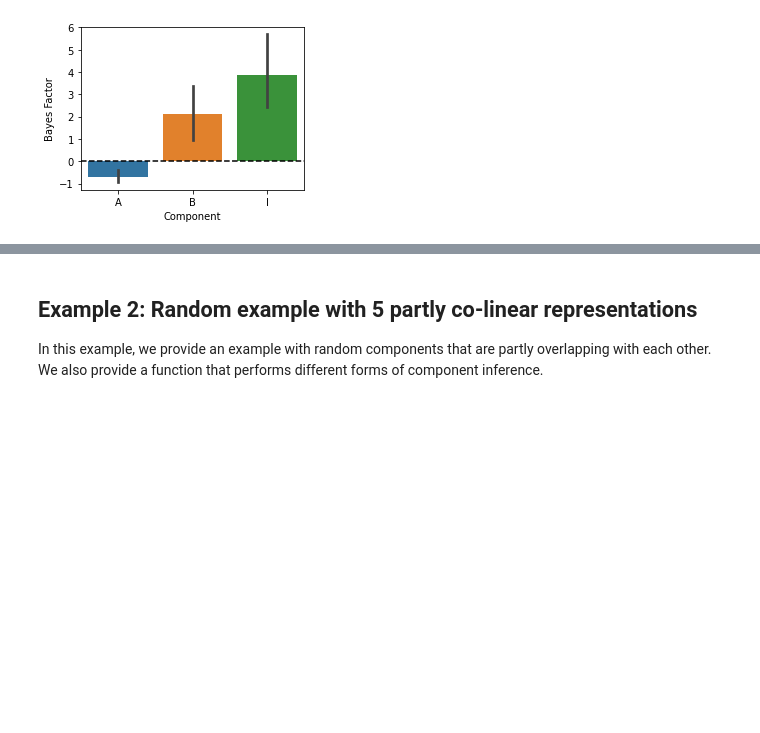
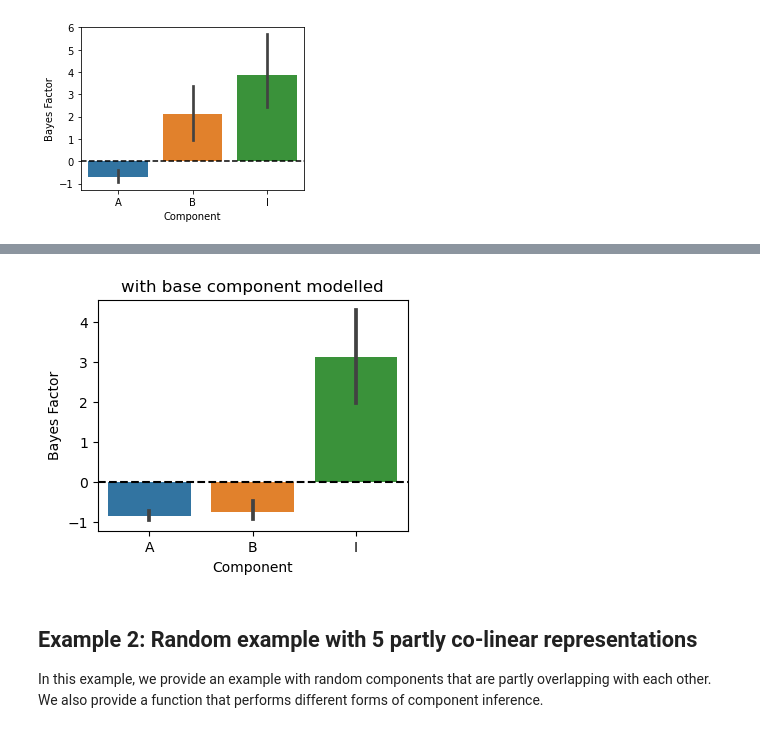
Before and after one commit to DiedrichsenLab/PcmPy, a Jupyter notebook: docs/demos/demo_modelfamily.ipynb, the cells around one changed output, grey strips where cells are left out. Cells and saved outputs as stored; diff of their text form; code cells hidden in the pictures; blank space fills up the shorter version.

```diff
--- a/docs/demos/demo_modelfamily.ipynb
+++ b/docs/demos/demo_modelfamily.ipynb
@@ -106,3 +139,15 @@ pcm.vis.plot_component(c_bf,type='bf')
+# %%
+MF=pcm.model.ModelFamily(Gc,comp_names=['A','B','I'],basecomponents=basecomp)
+# Fit the data and display the relative likelihood.
+T,theta=pcm.fit_model_individ(D,MF,verbose=False,fixed_effect='block',fit_scale=False)
+
+# Component Bayes Factor
+plt.figure(figsize=(4,3))
+plt.title('with base component modelled')
+c_bf = MF.component_bayesfactor(T.likelihood,method='AIC',format='DataFrame')
+pcm.vis.plot_component(c_bf,type='bf')
+# %% [output]
+[figure, added]
 # %% [markdown]
 ## Example 2: Random example with 5 partly co-linear representations
 In this example, we provide an example with random components that are partly overlapping with each other.
```
Also changed, not shown: parts of 3 cells of this notebook.
